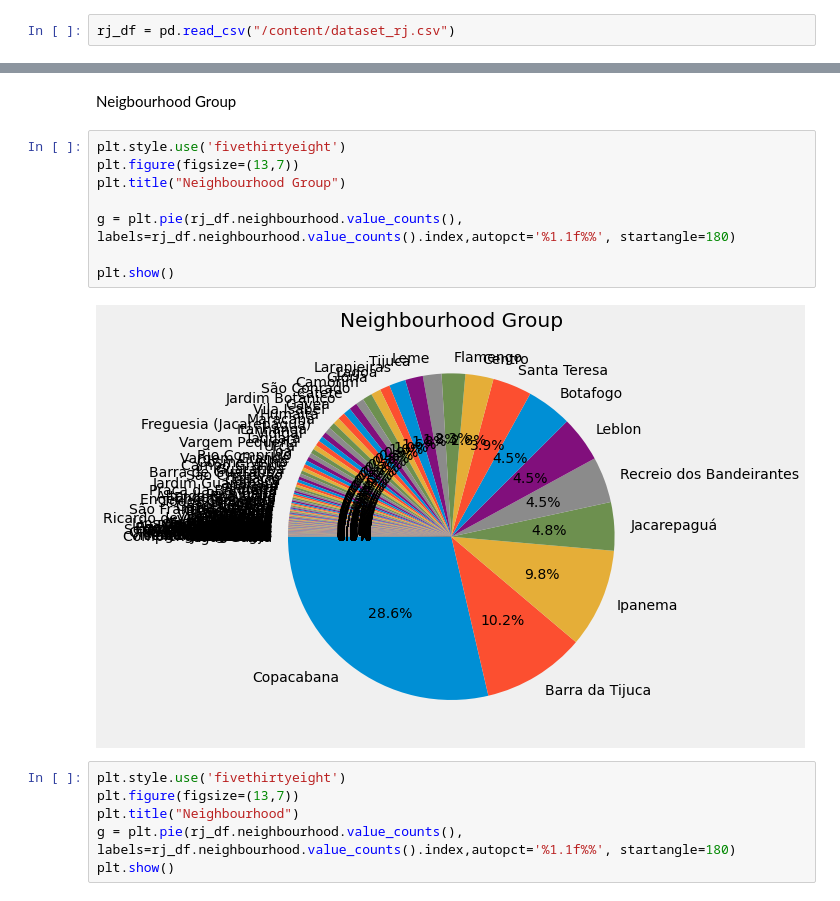
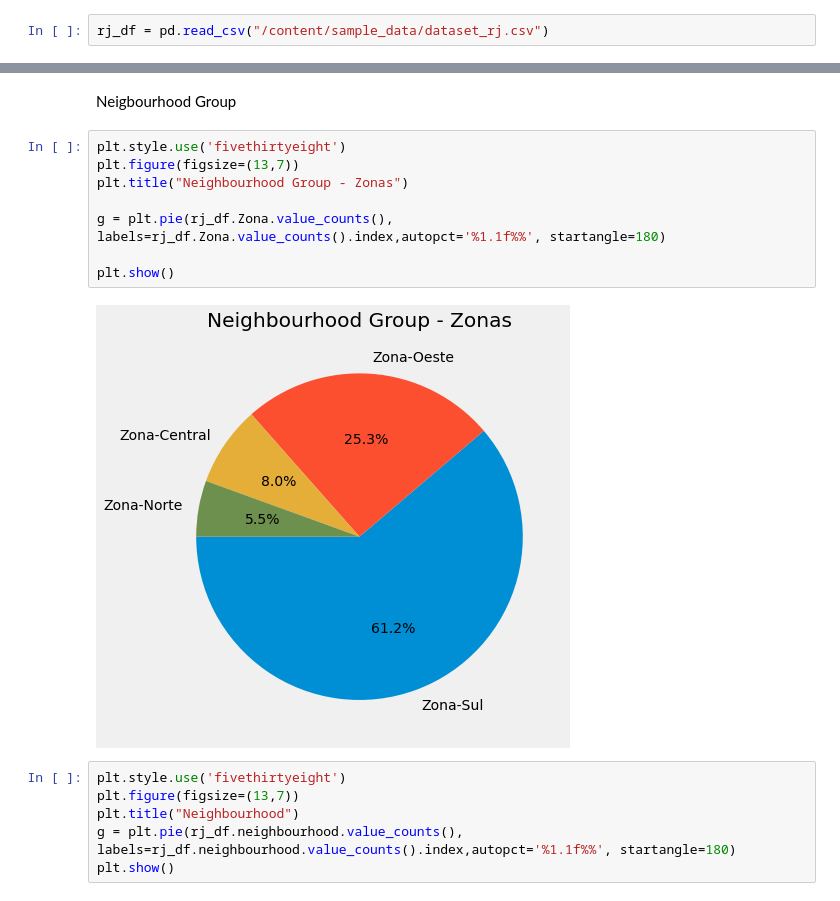
Before and after one commit to vinidias/Analyzing_Aibnb_Data_Rio, a Jupyter notebook: EDA_RJ_Airbnb.ipynb, the cells around one changed output, grey strips where cells are left out. Saved outputs shown, nothing was run; the diff lists cells and outputs as text.

Commit message:
Group neighborhoods in zonas, new analysis

```diff
--- a/EDA_RJ_Airbnb.ipynb
+++ b/EDA_RJ_Airbnb.ipynb
@@ -15,7 +13,7 @@ import seaborn as sns
 # %% [markdown]
 **Load The Data**
 # %%
-rj_df = pd.read_csv("/content/dataset_rj.csv")
+rj_df = pd.read_csv("/content/sample_data/dataset_rj.csv")
 # %%
 rj_df.head()
 # %% [output]
@@ -69,13 +254,13 @@ Neigbourhood Group
 # %%
 plt.style.use('fivethirtyeight')
 plt.figure(figsize=(13,7))
-plt.title("Neighbourhood Group")
+plt.title("Neighbourhood Group - Zonas")
 
-g = plt.pie(rj_df.neighbourhood.value_counts(), labels=rj_df.neighbourhood.value_counts().index,autopct='%1.1f%%', startangle=180)
+g = plt.pie(rj_df.Zona.value_counts(), labels=rj_df.Zona.value_counts().index,autopct='%1.1f%%', startangle=180)
 
 plt.show()
 # %% [output]
-[figure, old version]
+[figure, new version]
 # %%
 plt.style.use('fivethirtyeight')
 plt.figure(figsize=(13,7))
```
Also changed, not shown: parts of 12 cells of this notebook.
